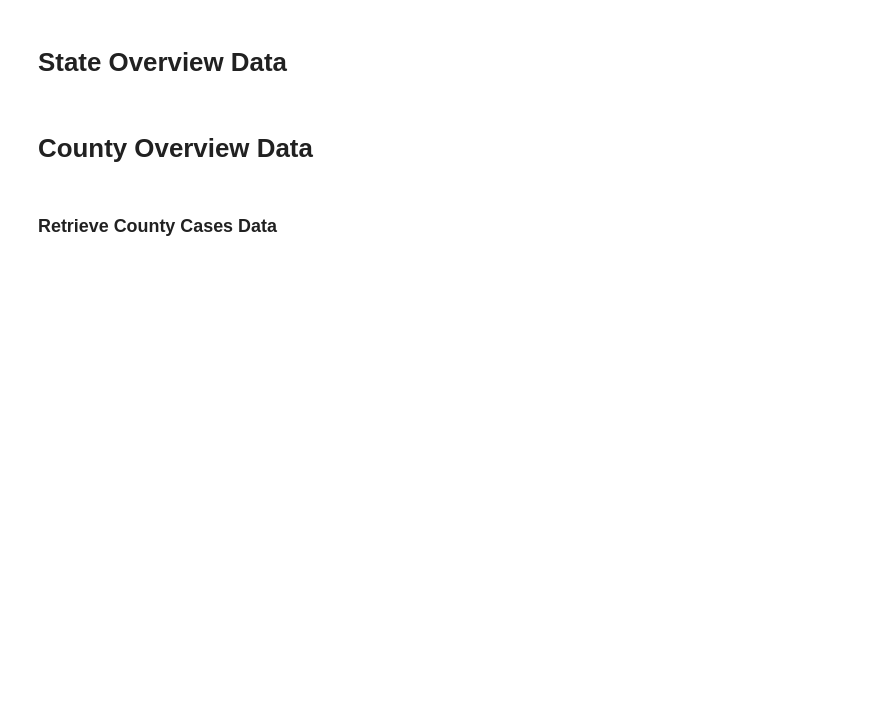
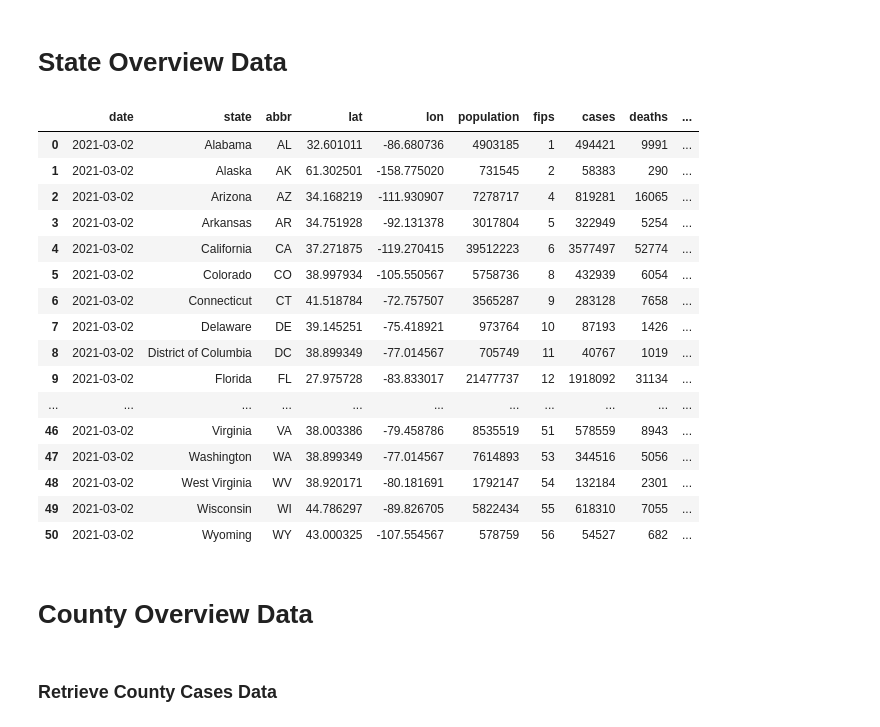
Before and after one commit to CCom20/covid-ml-application, a Jupyter notebook: notebooks/data_cleaning_notebook.ipynb, the cells around one changed output. Cells and saved outputs as stored; diff of their text form; code cells hidden in the pictures; blank space fills up the shorter version.

```diff
--- a/notebooks/data_cleaning_notebook.ipynb
+++ b/notebooks/data_cleaning_notebook.ipynb
@@ -116,6 +116,26 @@ for index, row in state_overview_master_df.iterrows():
 state_overview_master_df = state_overview_master_df.astype({"percent_vaccinated": 'float64'})
 # %%
 state_overview_master_df.to_csv("../data/state-master-data.csv")
+# %%
+state_overview_master_df
+# %% [output]
+|  | date | state | abbr | lat | lon | population | fips | cases | deaths | ... |
+| 0 | 2021-03-02 | Alabama | AL | 32.601011 | -86.680736 | 4903185 | 1 | 494421 | 9991 | ... |
+| 1 | 2021-03-02 | Alaska | AK | 61.302501 | -158.775020 | 731545 | 2 | 58383 | 290 | ... |
+| 2 | 2021-03-02 | Arizona | AZ | 34.168219 | -111.930907 | 7278717 | 4 | 819281 | 16065 | ... |
+| 3 | 2021-03-02 | Arkansas | AR | 34.751928 | -92.131378 | 3017804 | 5 | 322949 | 5254 | ... |
+| 4 | 2021-03-02 | California | CA | 37.271875 | -119.270415 | 39512223 | 6 | 3577497 | 52774 | ... |
+| 5 | 2021-03-02 | Colorado | CO | 38.997934 | -105.550567 | 5758736 | 8 | 432939 | 6054 | ... |
+| 6 | 2021-03-02 | Connecticut | CT | 41.518784 | -72.757507 | 3565287 | 9 | 283128 | 7658 | ... |
+| 7 | 2021-03-02 | Delaware | DE | 39.145251 | -75.418921 | 973764 | 10 | 87193 | 1426 | ... |
+| 8 | 2021-03-02 | District of Columbia | DC | 38.899349 | -77.014567 | 705749 | 11 | 40767 | 1019 | ... |
+| 9 | 2021-03-02 | Florida | FL | 27.975728 | -83.833017 | 21477737 | 12 | 1918092 | 31134 | ... |
+| ... | ... | ... | ... | ... | ... | ... | ... | ... | ... | ... |
+| 46 | 2021-03-02 | Virginia | VA | 38.003386 | -79.458786 | 8535519 | 51 | 578559 | 8943 | ... |
+| 47 | 2021-03-02 | Washington | WA | 38.899349 | -77.014567 | 7614893 | 53 | 344516 | 5056 | ... |
+| 48 | 2021-03-02 | West Virginia | WV | 38.920171 | -80.181691 | 1792147 | 54 | 132184 | 2301 | ... |
+| 49 | 2021-03-02 | Wisconsin | WI | 44.786297 | -89.826705 | 5822434 | 55 | 618310 | 7055 | ... |
+| 50 | 2021-03-02 | Wyoming | WY | 43.000325 | -107.554567 | 578759 | 56 | 54527 | 682 | ... |
 # %% [markdown]
 # County Overview Data
 # %%
```
Also changed, not shown: parts of 14 cells of this notebook, 9 other files.
